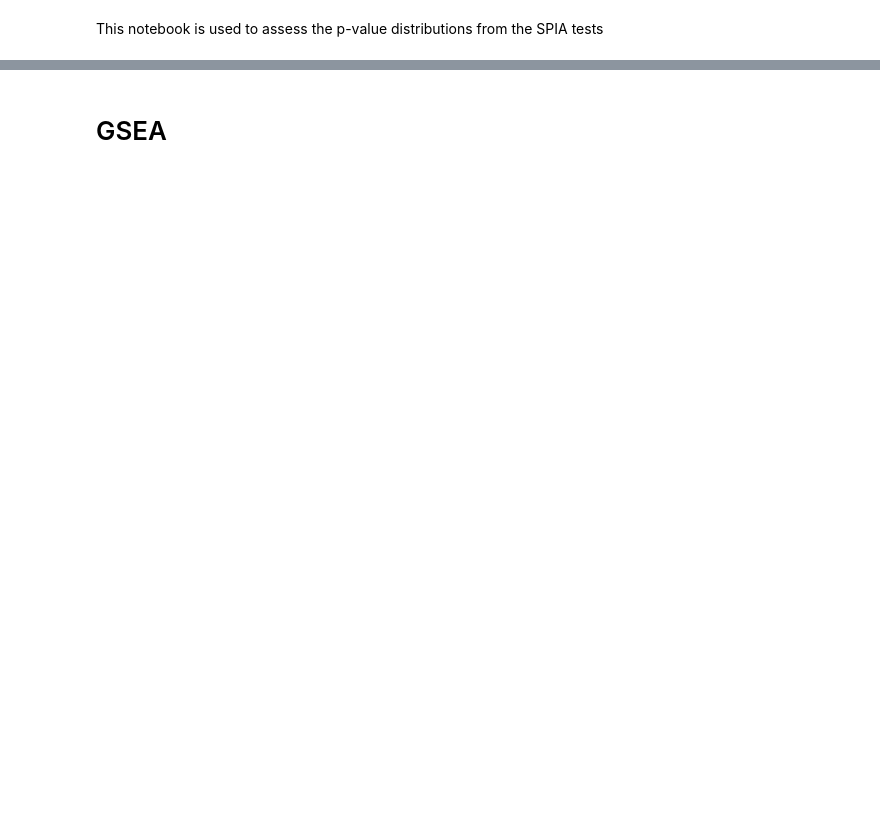
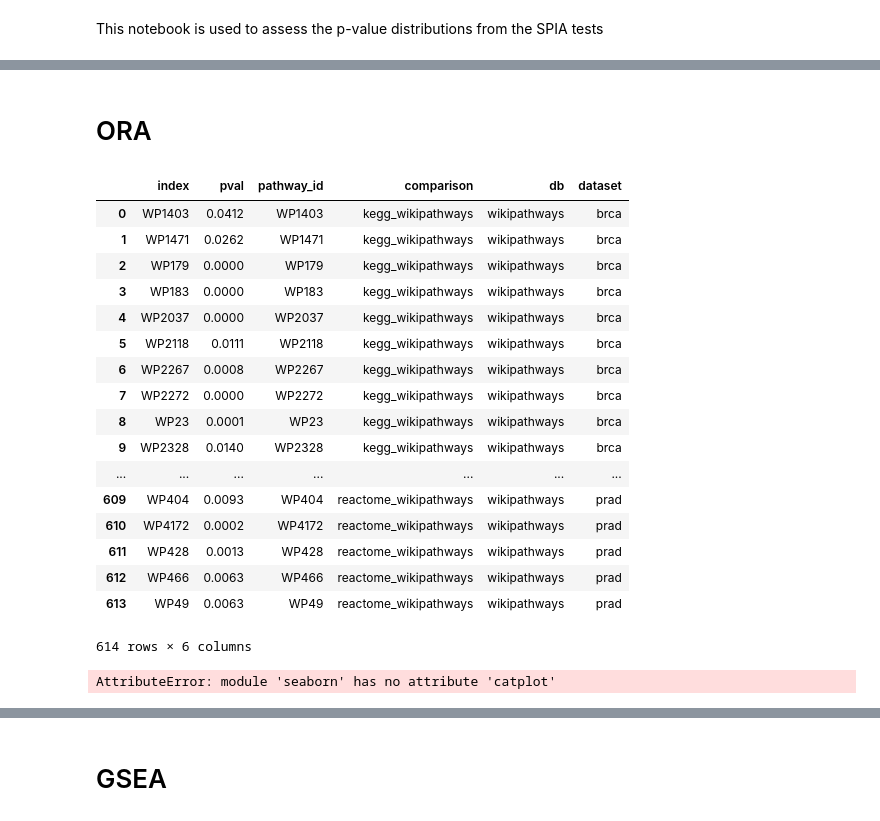
Before and after one commit to pathwayforte/results, a Jupyter notebook: notebooks/evaluation/Comparisons of P-Value Distributions of Pathway Analogs.ipynb, the cells around one changed output, grey strips where cells are left out. Drawn from its saved outputs; the diff is of its cells as text; code cells hidden in the pictures; blank space fills up the shorter version.

```diff
--- a/notebooks/evaluation/Comparisons of P-Value Distributions of Pathway Analogs.ipynb
+++ b/notebooks/evaluation/Comparisons of P-Value Distributions of Pathway Analogs.ipynb
@@ -47,2 +37,4 @@ os.makedirs(output_directory, exist_ok=True)
 # %%
 equivalent_mappings_dict = get_equivalent_mappings_dict()
+# %%
+output = os.environ['ENRICHMENT_OUTPUT']
@@ -48,0 +57,59 @@ equivalent_mappings_dict = get_equivalent_mappings_dict()
+# %% [markdown]
+# ORA
+# %%
+ora_directory = os.path.join(output, 'ora')
+# %%
+ora_dfs = []
+
+for dataset in datasets:
+    for db1, db2 in itt.product(databases, repeat=2):
+        path = os.path.join(ora_directory, f'{dataset}_{db1}_{db2}_ora_threshold.json')
+        if not os.path.exists(path):
+            continue
+        with open(path, 'r') as f:
+            data = json.load(f)
+        df = pd.DataFrame({'pval': data})
+        df['pathway_id'] = df.index
+        df['comparison'] = f'{db1}_{db2}'
+        df['db'] = df.index.map(name_to_database)
+        df['dataset'] = dataset
+        ora_dfs.append(df)
+
+ora_df = pd.concat(ora_dfs)
+ora_df.reset_index()
+# %% [output]
+|  | index | pval | pathway_id | comparison | db | dataset |
+| 0 | WP1403 | 0.0412 | WP1403 | kegg_wikipathways | wikipathways | brca |
+| 1 | WP1471 | 0.0262 | WP1471 | kegg_wikipathways | wikipathways | brca |
+| 2 | WP179 | 0.0000 | WP179 | kegg_wikipathways | wikipathways | brca |
+| 3 | WP183 | 0.0000 | WP183 | kegg_wikipathways | wikipathways | brca |
+| 4 | WP2037 | 0.0000 | WP2037 | kegg_wikipathways | wikipathways | brca |
+| 5 | WP2118 | 0.0111 | WP2118 | kegg_wikipathways | wikipathways | brca |
+| 6 | WP2267 | 0.0008 | WP2267 | kegg_wikipathways | wikipathways | brca |
+| 7 | WP2272 | 0.0000 | WP2272 | kegg_wikipathways | wikipathways | brca |
+| 8 | WP23 | 0.0001 | WP23 | kegg_wikipathways | wikipathways | brca |
+| 9 | WP2328 | 0.0140 | WP2328 | kegg_wikipathways | wikipathways | brca |
+| ... | ... | ... | ... | ... | ... | ... |
+| 609 | WP404 | 0.0093 | WP404 | reactome_wikipathways | wikipathways | prad |
+| 610 | WP4172 | 0.0002 | WP4172 | reactome_wikipathways | wikipathways | prad |
+| 611 | WP428 | 0.0013 | WP428 | reactome_wikipathways | wikipathways | prad |
+| 612 | WP466 | 0.0063 | WP466 | reactome_wikipathways | wikipathways | prad |
+| 613 | WP49 | 0.0063 | WP49 | reactome_wikipathways | wikipathways | prad |
+614 rows × 6 columns
+# %%
+sns.catplot(
+    data=ora_df,
+    y='pval',
+    x='dataset',
+    kind='violin',
+    hue='comparison',
+)
+plt.title('Distributions of ORA $p-values$')
+plt.ylabel('Raw $p-value$')
+plt.xlabel('')
+plt.ylim([0, 1])
+plt.tight_layout()
+plt.savefig(os.path.join(output_directory, 'ks_ora_p_values.png'))
+plt.show()
+# %% [output]
+AttributeError: module 'seaborn' has no attribute 'catplot'
```
Also changed, not shown: parts of 31 cells of this notebook.
